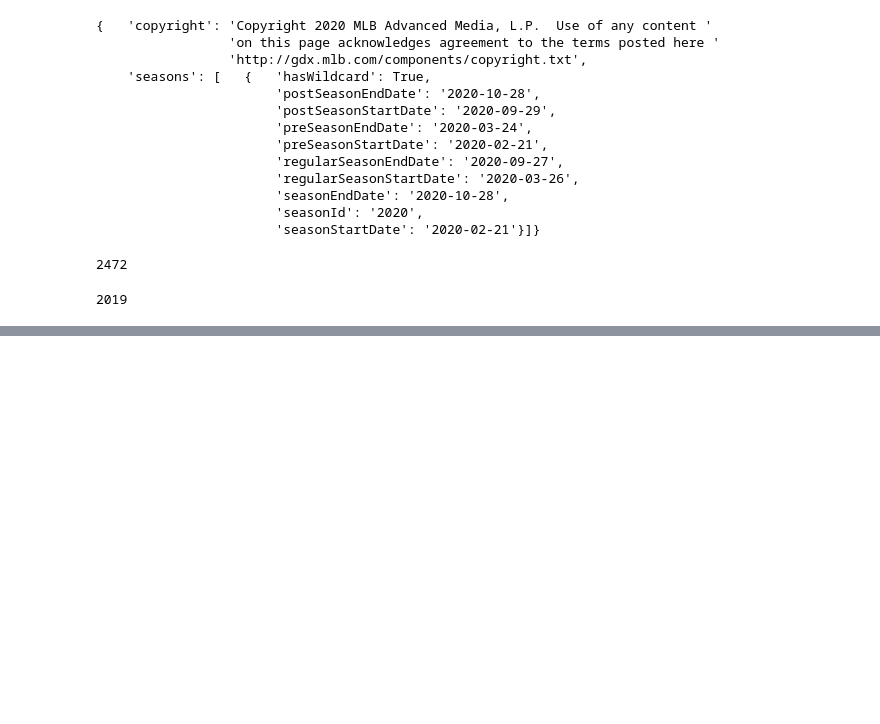
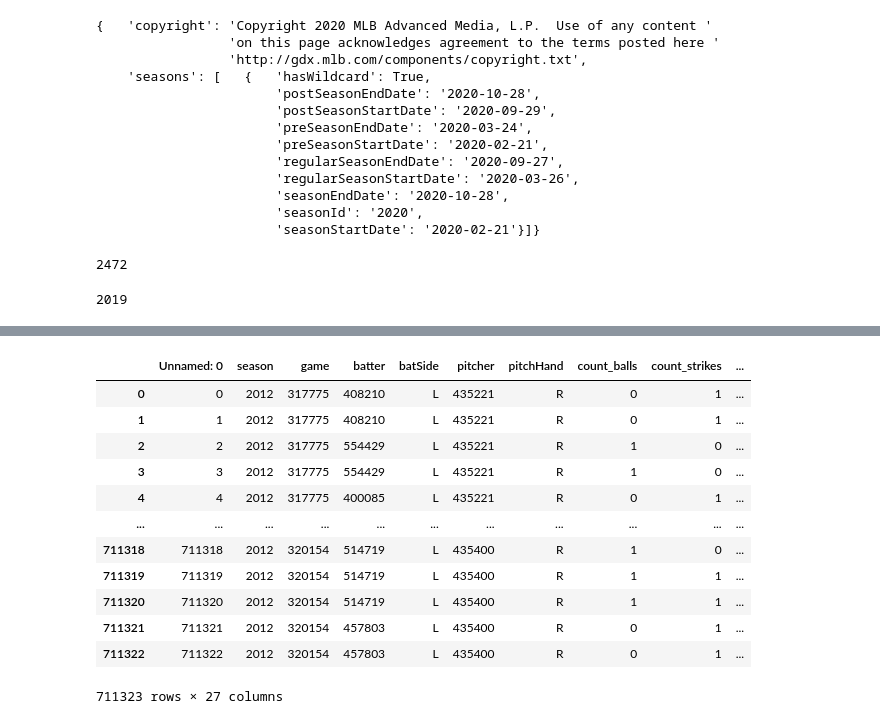
Before and after one commit to nps1984/DSC550, a Jupyter notebook: DSC550_NSalisbury_FinalProject.ipynb, the cells around one changed output, grey strips where cells are left out. Drawn from its saved outputs; the diff is of its cells as text; code cells hidden in the pictures; blank space fills up the shorter version.

```diff
--- a/DSC550_NSalisbury_FinalProject.ipynb
+++ b/DSC550_NSalisbury_FinalProject.ipynb
@@ -283,0 +352,18 @@ df = pd.DataFrame(list_of_plays)
+# %%
+df2012 = pd.read_csv('pitch_data_2012.csv')
+# %%
+df2012
+# %% [output]
+|  | Unnamed: 0 | season | game | batter | batSide | pitcher | pitchHand | count_balls | count_strikes | ... |
+| 0 | 0 | 2012 | 317775 | 408210 | L | 435221 | R | 0 | 1 | ... |
+| 1 | 1 | 2012 | 317775 | 408210 | L | 435221 | R | 0 | 1 | ... |
+| 2 | 2 | 2012 | 317775 | 554429 | L | 435221 | R | 1 | 0 | ... |
+| 3 | 3 | 2012 | 317775 | 554429 | L | 435221 | R | 1 | 0 | ... |
+| 4 | 4 | 2012 | 317775 | 400085 | L | 435221 | R | 0 | 1 | ... |
+| ... | ... | ... | ... | ... | ... | ... | ... | ... | ... | ... |
+| 711318 | 711318 | 2012 | 320154 | 514719 | L | 435400 | R | 1 | 0 | ... |
+| 711319 | 711319 | 2012 | 320154 | 514719 | L | 435400 | R | 1 | 1 | ... |
+| 711320 | 711320 | 2012 | 320154 | 514719 | L | 435400 | R | 1 | 1 | ... |
+| 711321 | 711321 | 2012 | 320154 | 457803 | L | 435400 | R | 0 | 1 | ... |
+| 711322 | 711322 | 2012 | 320154 | 457803 | L | 435400 | R | 0 | 1 | ... |
+711323 rows × 27 columns
```
Also changed, not shown: parts of 22 cells of this notebook, 6 other files.
